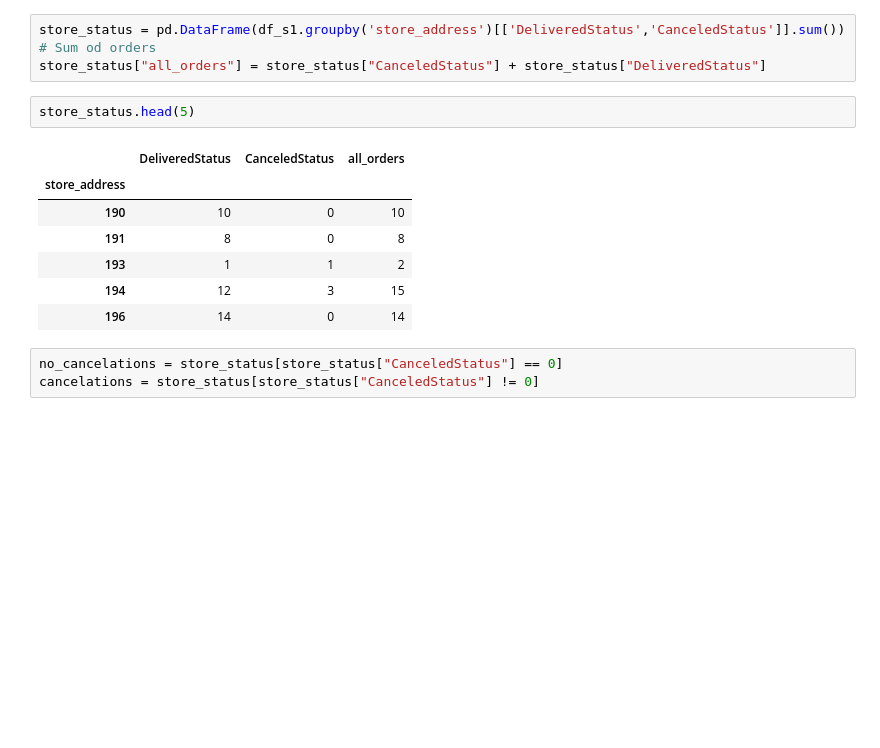
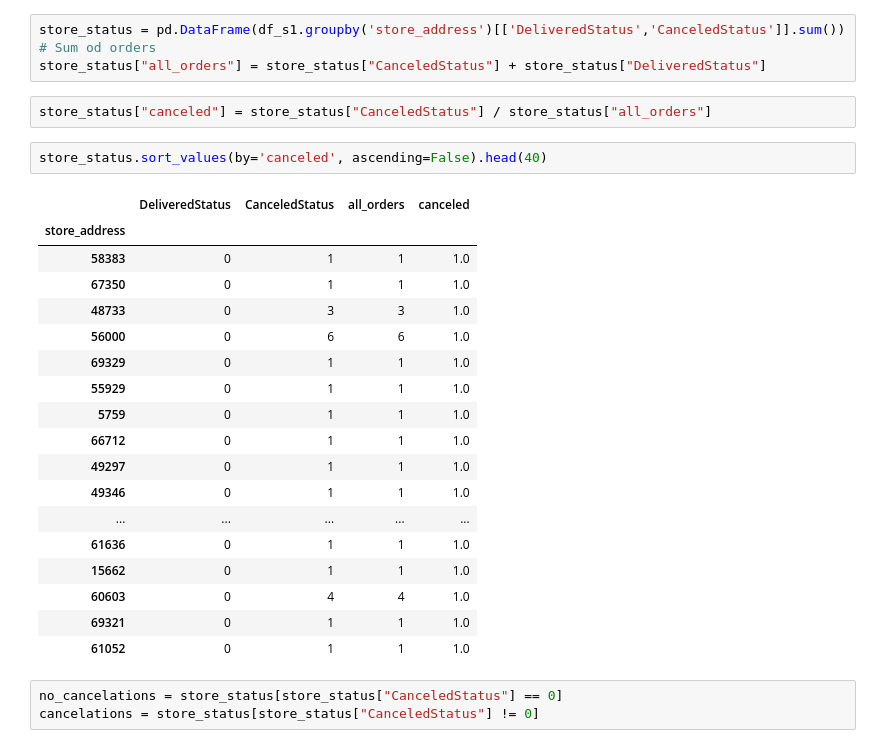
Before and after one commit to Nikolas121205/Monica-and-Nikolas-projet, a Jupyter notebook: Monica.ipynb, the cells around one changed output. Cells and saved outputs as stored; diff of their text form; blank space fills up the shorter version.

```diff
--- a/Monica.ipynb
+++ b/Monica.ipynb
@@ -190,16 +190,29 @@ See the caveats in the documentation: https://pandas.pydata.org/pandas-docs/stab
 store_status = pd.DataFrame(df_s1.groupby('store_address')[['DeliveredStatus','CanceledStatus']].sum())
 # Sum od orders
 store_status["all_orders"] = store_status["CanceledStatus"] + store_status["DeliveredStatus"]
-# %%
-store_status.head(5)
-# %% [output]
-|  | DeliveredStatus | CanceledStatus | all_orders |
-| store_address |  |  |  |
-| 190 | 10 | 0 | 10 |
-| 191 | 8 | 0 | 8 |
-| 193 | 1 | 1 | 2 |
-| 194 | 12 | 3 | 15 |
-| 196 | 14 | 0 | 14 |
+# %%
+store_status["canceled"] = store_status["CanceledStatus"] / store_status["all_orders"]
+# %%
+store_status.sort_values(by='canceled', ascending=False).head(40)
+# %% [output]
+|  | DeliveredStatus | CanceledStatus | all_orders | canceled |
+| store_address |  |  |  |  |
+| 58383 | 0 | 1 | 1 | 1.0 |
+| 67350 | 0 | 1 | 1 | 1.0 |
+| 48733 | 0 | 3 | 3 | 1.0 |
+| 56000 | 0 | 6 | 6 | 1.0 |
+| 69329 | 0 | 1 | 1 | 1.0 |
+| 55929 | 0 | 1 | 1 | 1.0 |
+| 5759 | 0 | 1 | 1 | 1.0 |
+| 66712 | 0 | 1 | 1 | 1.0 |
+| 49297 | 0 | 1 | 1 | 1.0 |
+| 49346 | 0 | 1 | 1 | 1.0 |
+| ... | ... | ... | ... | ... |
+| 61636 | 0 | 1 | 1 | 1.0 |
+| 15662 | 0 | 1 | 1 | 1.0 |
+| 60603 | 0 | 4 | 4 | 1.0 |
+| 69321 | 0 | 1 | 1 | 1.0 |
+| 61052 | 0 | 1 | 1 | 1.0 |
 # %%
 no_cancelations = store_status[store_status["CanceledStatus"] == 0]
 cancelations = store_status[store_status["CanceledStatus"] != 0]
```
Also changed, not shown: parts of 2 cells of this notebook, 5 other files.
